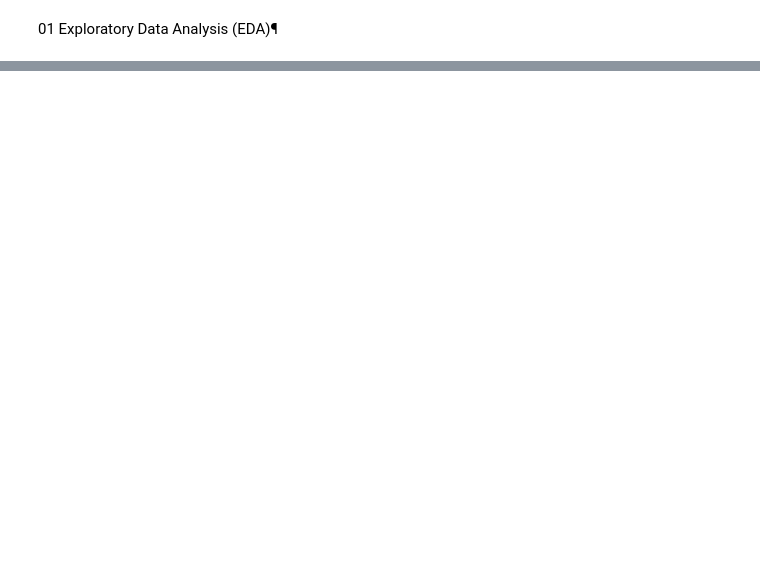
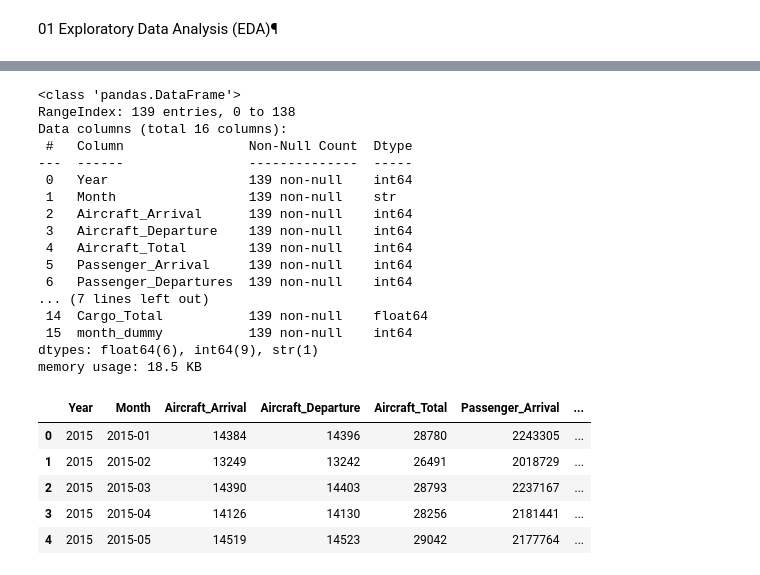
Before and after one commit to angh0059/KM6312group8, a Jupyter notebook: km6312project.ipynb, the cells around one changed output, grey strips where cells are left out. Cells and saved outputs as stored; diff of their text form; code cells hidden in the pictures; blank space fills up the shorter version.

```diff
--- a/km6312project.ipynb
+++ b/km6312project.ipynb
@@ -32,6 +106,37 @@ df.info()
 # %%
 #convert columns to float
 exclude_col = ['Month']
 target_cols = df.columns.difference(exclude_col)
 
+for col in target_cols:
+    if df[col].dtype == 'str': # Check if it's text data
+        df[col] = df[col].str.replace(',', '', regex=False)
+
 df[target_cols] = df[target_cols].apply(pd.to_numeric, errors='coerce')
+
+df.info()
+df.head()
+# %% [output]
+<class 'pandas.DataFrame'>
+RangeIndex: 139 entries, 0 to 138
+Data columns (total 16 columns):
+ #   Column                Non-Null Count  Dtype
+---  ------                --------------  -----
+ 0   Year                  139 non-null    int64
+ 1   Month                 139 non-null    str
+ 2   Aircraft_Arrival      139 non-null    int64
+ 3   Aircraft_Departure    139 non-null    int64
+ 4   Aircraft_Total        139 non-null    int64
+ 5   Passenger_Arrival     139 non-null    int64
+ 6   Passenger_Departures  139 non-null    int64
+... (7 lines left out)
+ 14  Cargo_Total           139 non-null    float64
+ 15  month_dummy           139 non-null    int64
+dtypes: float64(6), int64(9), str(1)
+memory usage: 18.5 KB
+|  | Year | Month | Aircraft_Arrival | Aircraft_Departure | Aircraft_Total | Passenger_Arrival | ... |
+| 0 | 2015 | 2015-01 | 14384 | 14396 | 28780 | 2243305 | ... |
+| 1 | 2015 | 2015-02 | 13249 | 13242 | 26491 | 2018729 | ... |
+| 2 | 2015 | 2015-03 | 14390 | 14403 | 28793 | 2237167 | ... |
+| 3 | 2015 | 2015-04 | 14126 | 14130 | 28256 | 2181441 | ... |
+| 4 | 2015 | 2015-05 | 14519 | 14523 | 29042 | 2177764 | ... |
```
Also changed, not shown: parts of 9 cells of this notebook.
